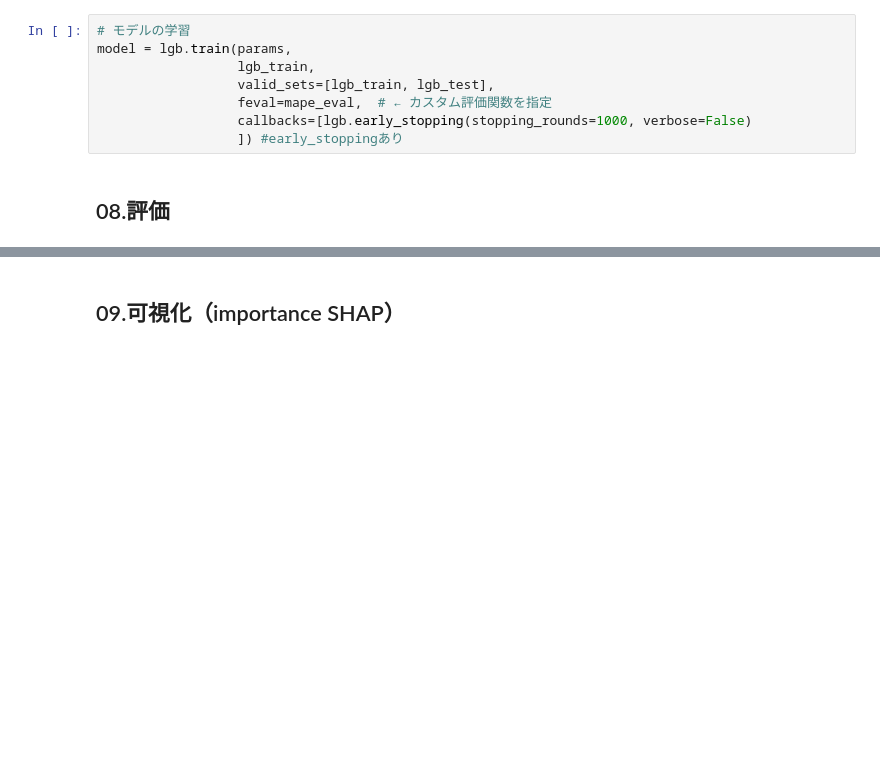
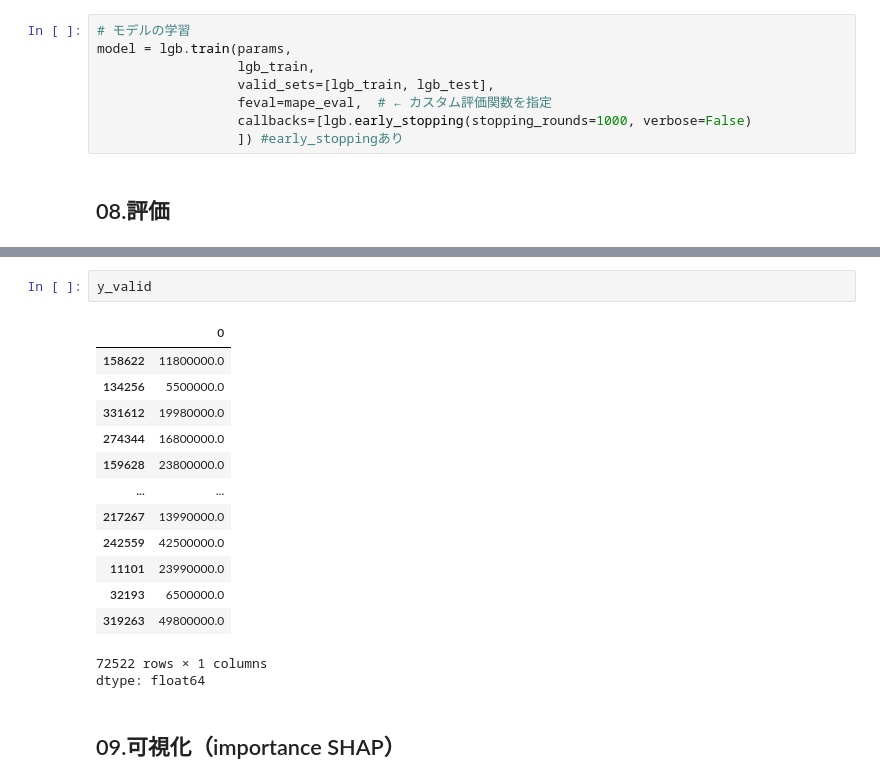
Before and after one commit to keiseki-eng/My_Python_project, a Jupyter notebook: 10.Notebook/不動産予測.ipynb, the cells around one changed output, grey strips where cells are left out. Cells and saved outputs as stored; diff of their text form; blank space fills up the shorter version.

```diff
--- a/10.Notebook/不動産予測.ipynb
+++ b/10.Notebook/不動産予測.ipynb
@@ -349,3 +355,20 @@ lgb.plot_importance(model, figsize=(8,4))
+# %%
+y_valid
+# %% [output]
+|  | 0 |
+| 158622 | 11800000.0 |
+| 134256 | 5500000.0 |
+| 331612 | 19980000.0 |
+| 274344 | 16800000.0 |
+| 159628 | 23800000.0 |
+| ... | ... |
+| 217267 | 13990000.0 |
+| 242559 | 42500000.0 |
+| 11101 | 23990000.0 |
+| 32193 | 6500000.0 |
+| 319263 | 49800000.0 |
+72522 rows × 1 columns
+dtype: float64
 # %% [markdown]
 ## 09.可視化（importance SHAP）
 # %%
```
Also changed, not shown: parts of 12 cells of this notebook.
